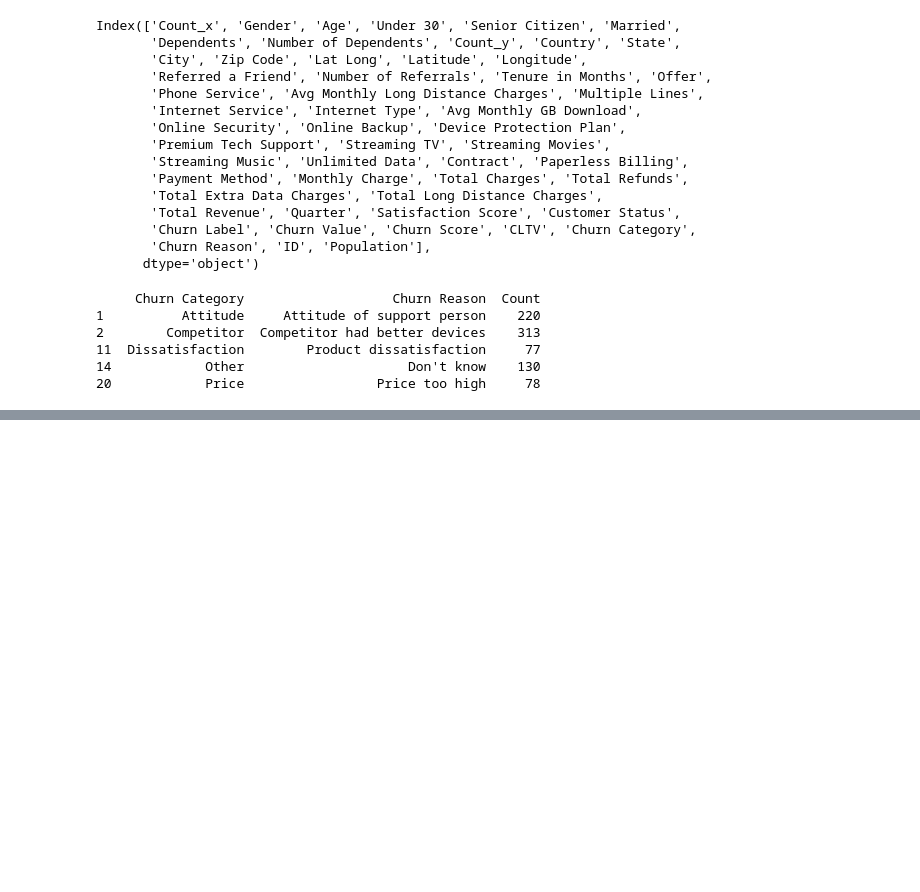
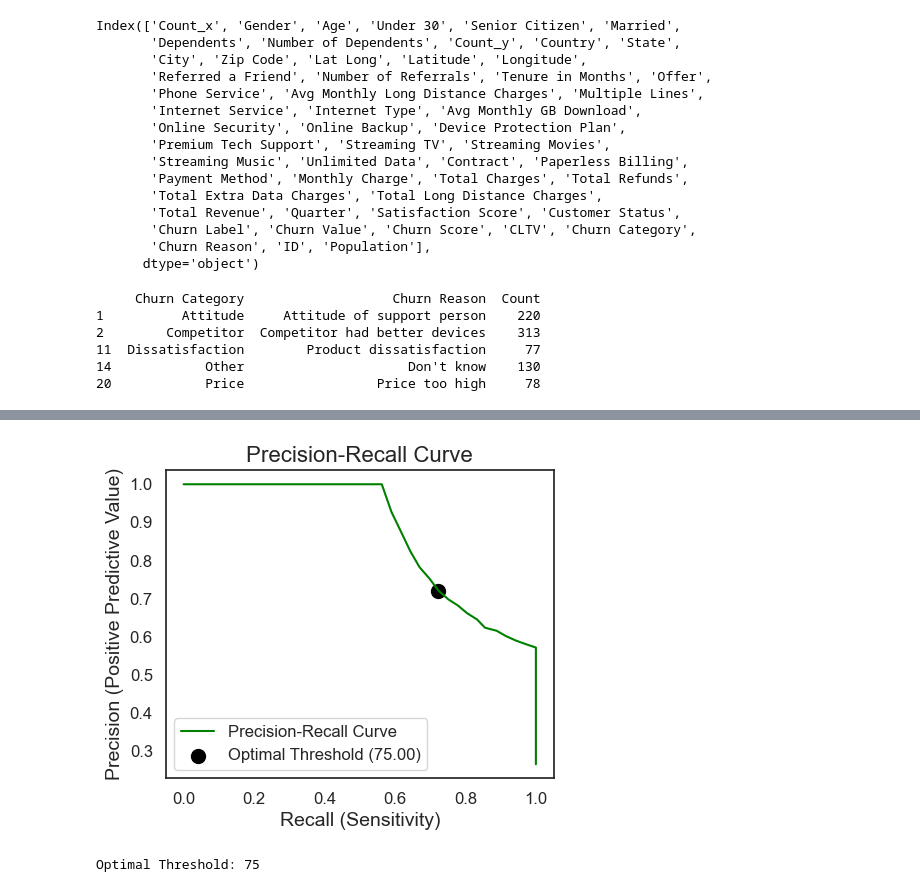
Before and after one commit to sarasustelosantos/bootcamp_group, a Jupyter notebook: 01_data_exploration.ipynb, the cells around one changed output, grey strips where cells are left out. Drawn from its saved outputs; the diff is of its cells as text; code cells hidden in the pictures; blank space fills up the shorter version.

Commit message:
test 0,75 treshold

```diff
--- a/01_data_exploration.ipynb
+++ b/01_data_exploration.ipynb
@@ -1741,0 +1765,54 @@ print(top_churn_reasons)
+# %%
+df_th = df[["Churn Label Num", "Churn Score"]].copy()
+# %%
+# Data Split
+from sklearn.model_selection import train_test_split
+
+def data_split(scenario):
+    # Define the scenario to test
+    df = scenario.copy()
+
+    # Split
+    X_total = df[["Churn Score"]]
+    y_total = df[["Churn Label Num"]]
+
+    # Splitting the Data into Train and test with 20% test Data. Stratify dut to unbalance Dataset. (Only 27% Churn)
+    X_train_total, X_test, y_train_total, y_test = train_test_split(X_total, y_total, test_size=0.20, random_state=1, stratify=y_total)
+
+    return X_train_total, X_test, y_train_total, y_test
+
+X_train_total, X_test, y_train_total, y_test = data_split(df_th)
+# %%
+from sklearn.metrics import precision_recall_curve
+import matplotlib.pyplot as plt
+
+# Assuming 'df' is your DataFrame
+y_true = y_train_total
+y_score = X_train_total   # Assuming 'Churn Score' is on a scale of 0-100
+
+# Calculate precision and recall
+precision, recall, thresholds = precision_recall_curve(y_true, y_score)
+
+# Find the index where precision and recall intersect
+intersection_index = min(range(len(precision)), key=lambda i: abs(precision[i] - recall[i]))
+
+# Optimal threshold
+optimal_threshold = thresholds[intersection_index]
+
+# Plot the Precision-Recall Curve
+plt.figure(figsize=(5, 4))
+plt.plot(recall, precision, label='Precision-Recall Curve', color='green')
+plt.scatter(recall[intersection_index], precision[intersection_index], color='black', marker='o', s=100, label=f'Optimal Threshold ({optimal_threshold:.2f})')
+plt.xlabel('Recall (Sensitivity)', fontsize=14)
+plt.ylabel('Precision (Positive Predictive Value)', fontsize=14)
+plt.title('Precision-Recall Curve', fontsize=16)
+plt.legend(fontsize=12)
+plt.xticks(fontsize=12)
+plt.yticks(fontsize=12)
+plt.grid(False)  # Remove grid lines
+plt.show()
+
+print(f'Optimal Threshold: {optimal_threshold}')
+# %% [output]
+[figure, added]
+Optimal Threshold: 75
```
Also changed, not shown: parts of 15 cells of this notebook, 4 other files.
